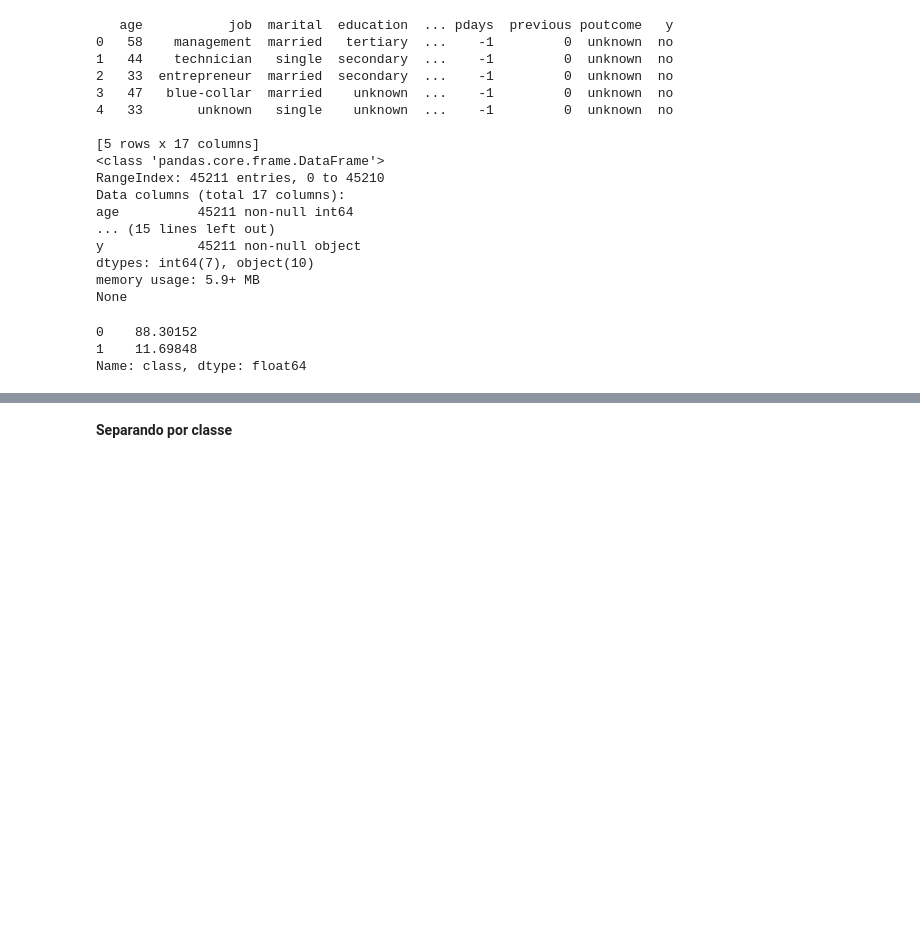
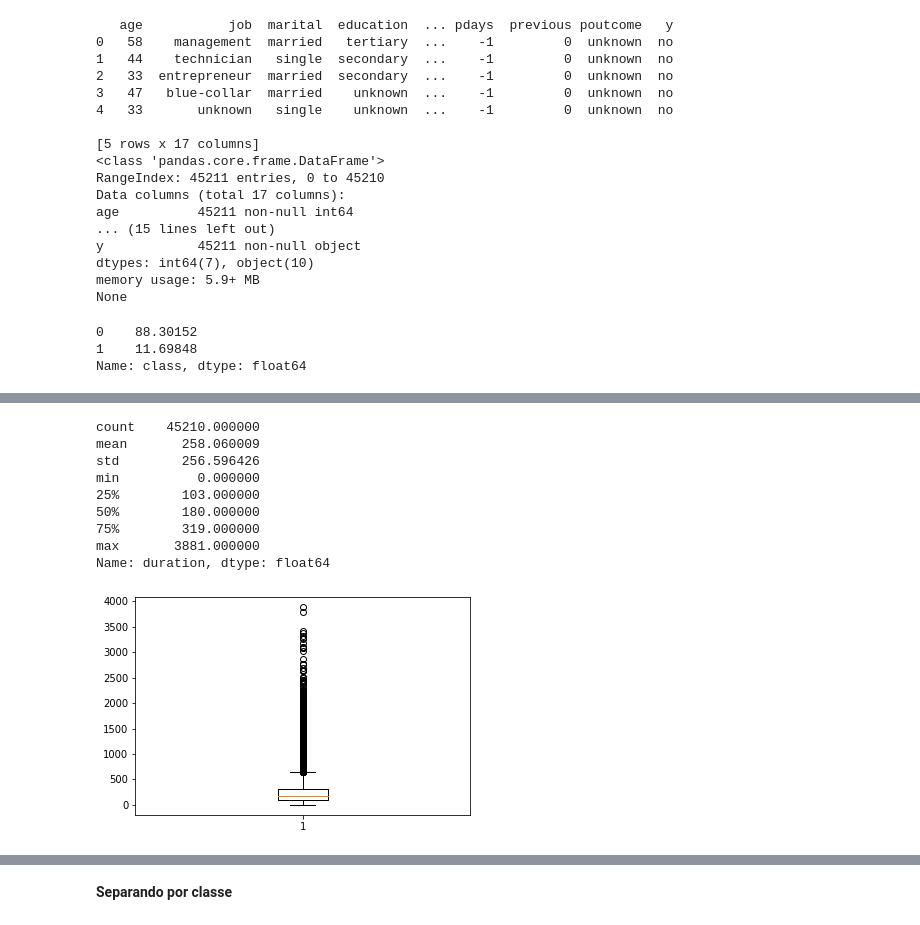
Before and after one commit to pridnt/cesar_engdados, a Jupyter notebook: notebooks/ed_trabalhofinal.ipynb, the cells around one changed output, grey strips where cells are left out. Saved outputs shown, nothing was run; the diff lists cells and outputs as text; code cells hidden in the pictures; blank space fills up the shorter version.

```diff
--- a/notebooks/ed_trabalhofinal.ipynb
+++ b/notebooks/ed_trabalhofinal.ipynb
@@ -168,0 +268,15 @@ df =  df.drop(columns=['marital', 'education', 'y'])
+# %%
+df2 = df.query('duration < 4918')
+plt.boxplot([df2.duration])
+df2['duration'].describe()
+# %% [output]
+count    45210.000000
+mean       258.060009
+std        256.596426
+min          0.000000
+25%        103.000000
+50%        180.000000
+75%        319.000000
+max       3881.000000
+Name: duration, dtype: float64
+[figure, added]
```
Also changed, not shown: parts of 71 cells of this notebook.
